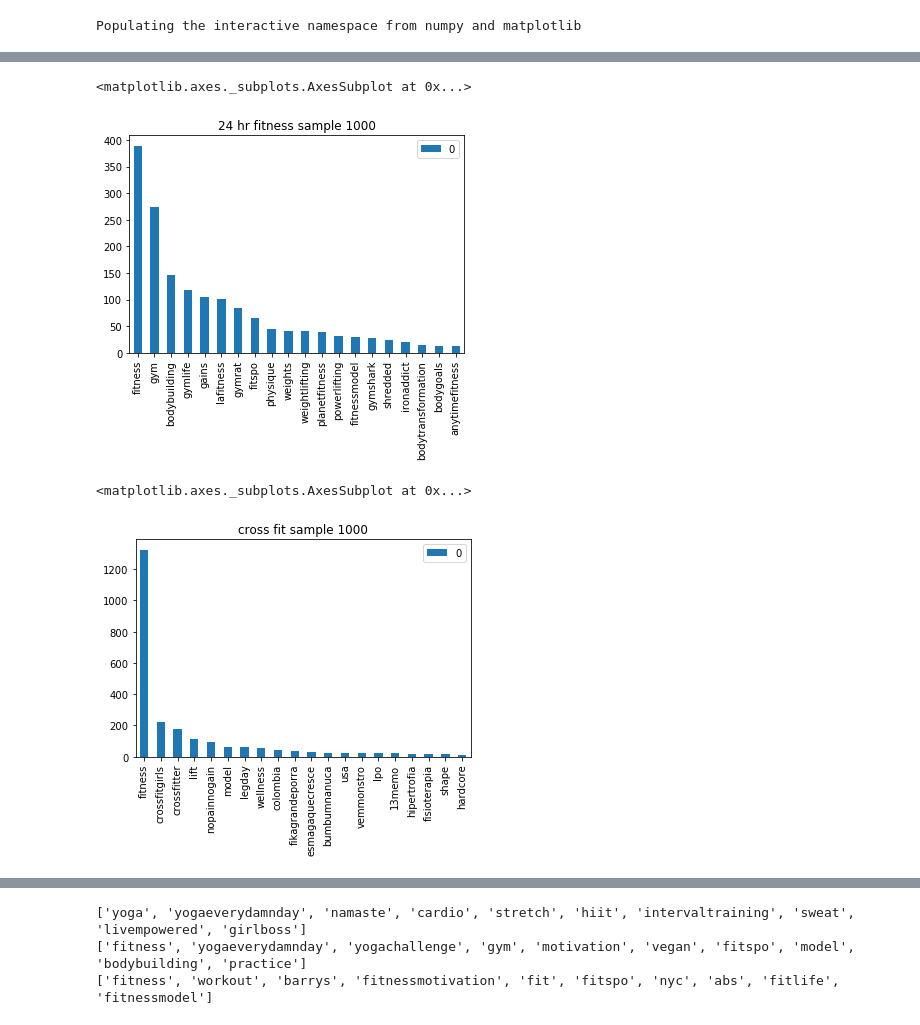
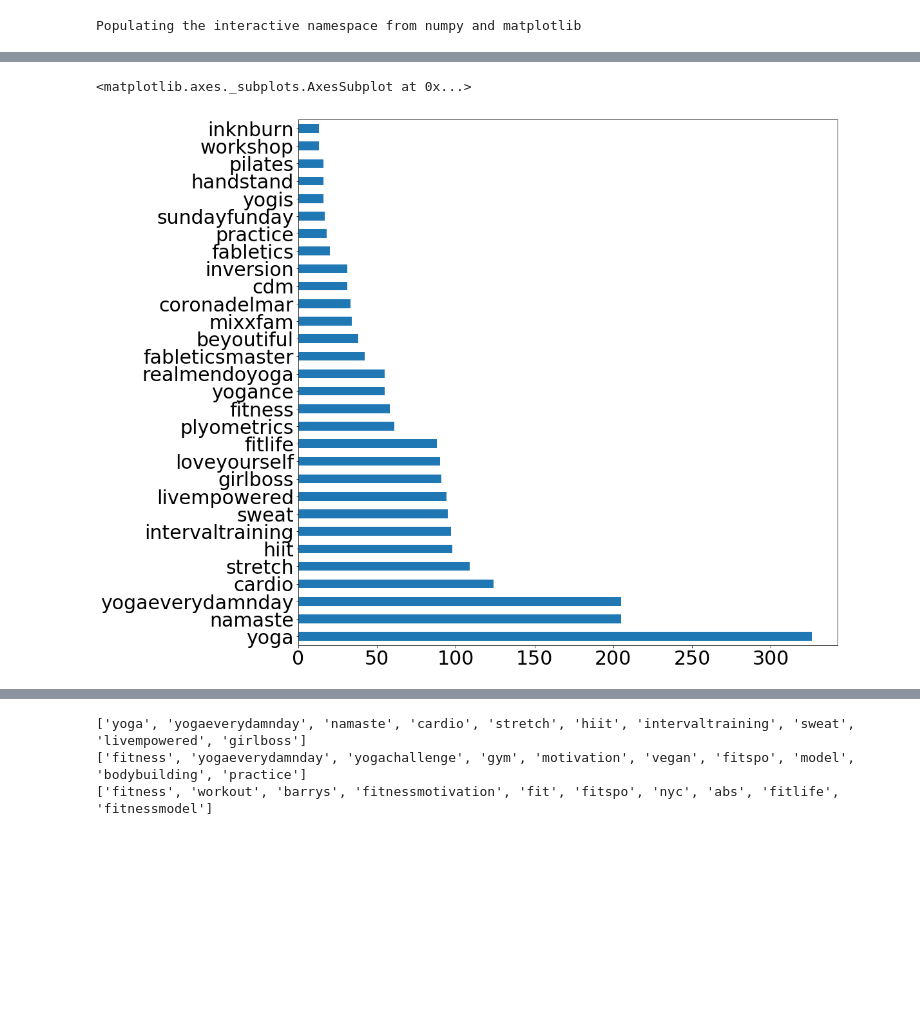
Before and after one commit to mfrate28/Insight, a Jupyter notebook: VisualizingTopHashtags.ipynb, the cells around one changed output, grey strips where cells are left out. Drawn from its saved outputs; the diff is of its cells as text; code cells hidden in the pictures; blank space fills up the shorter version.

```diff
--- a/VisualizingTopHashtags.ipynb
+++ b/VisualizingTopHashtags.ipynb
@@ -91,14 +103,8 @@ df_c.plot(kind='bar', title = "cycling sample 1000")
-# %%
-tags = OpenAndCollect("24hourfitness")
-df_tfhf = PandasAndClean(tags)
-df_tfhf.plot(kind='bar', title = "24 hr fitness sample 1000")
-# %% [output]
-<matplotlib.axes._subplots.AxesSubplot at 0x...>
-[figure, removed]
-# %%
-tags = OpenAndCollect("crossfit")
-df_cf = PandasAndClean(tags)
-df_cf.plot(kind='bar', title = "cross fit sample 1000")
-# %% [output]
-<matplotlib.axes._subplots.AxesSubplot at 0x...>
-[figure, removed]
+# %%
+tags = OpenAndCollect('mixxyoga')
+df_cp = PandasAndClean(tags)
+#fig, ax = plt.subplots(figsize=(10, 1))
+df_cp.plot(kind='barh', figsize=(15,15), fontsize=30, legend=False)
+# %% [output]
+<matplotlib.axes._subplots.AxesSubplot at 0x...>
+[figure, added]
```
Also changed, not shown: parts of 17 cells of this notebook.
